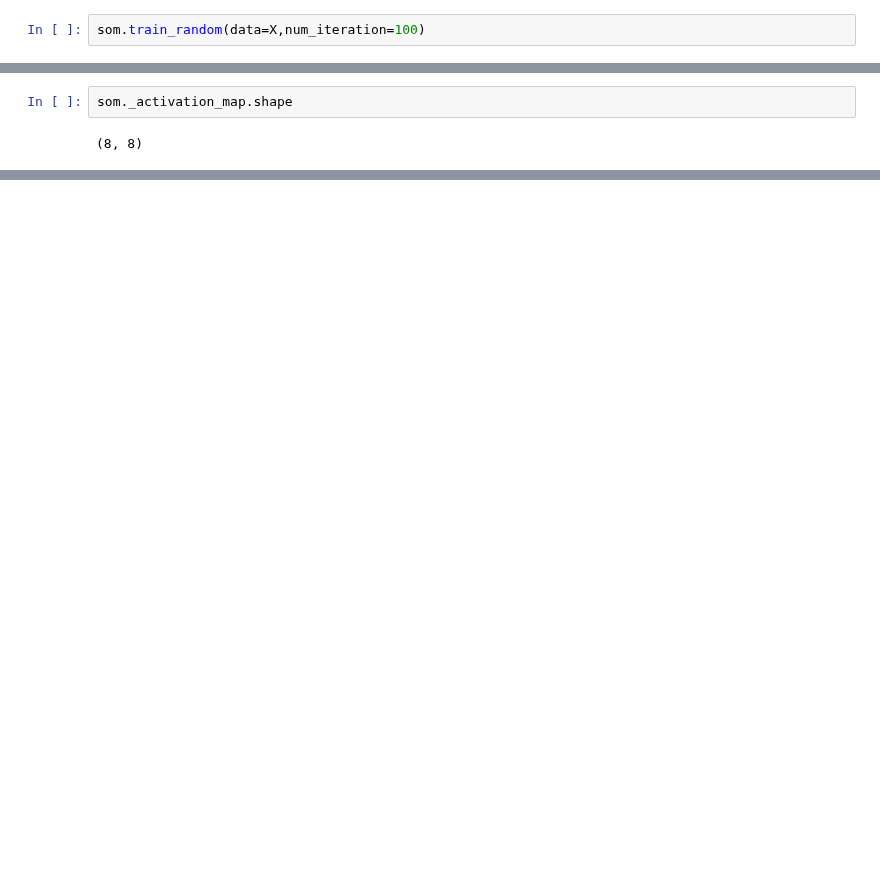
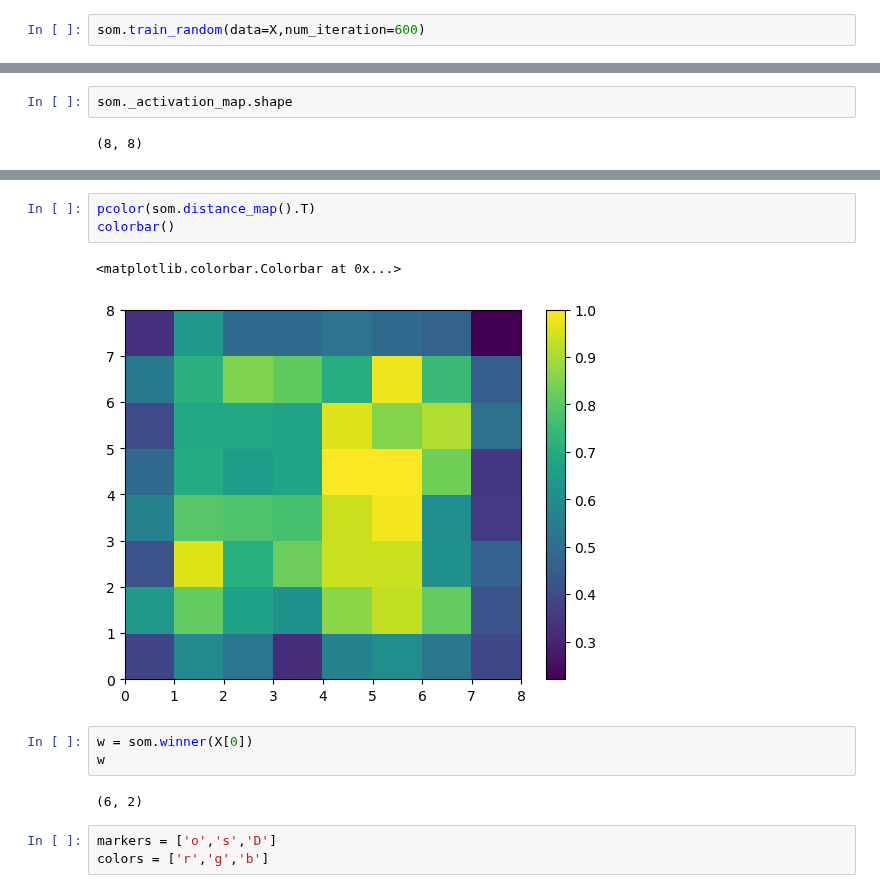
Before and after one commit to lucassantosf/python, a Jupyter notebook: deep_learning/part4_mapas_auto_organizaveis/1_base_vinhos.ipynb, the cells around one changed output, grey strips where cells are left out. Saved outputs shown, nothing was run; the diff lists cells and outputs as text; blank space fills up the shorter version.

```diff
--- a/deep_learning/part4_mapas_auto_organizaveis/1_base_vinhos.ipynb
+++ b/deep_learning/part4_mapas_auto_organizaveis/1_base_vinhos.ipynb
@@ -102,7 +102,7 @@ som = MiniSom(x = 8, y = 8, input_len = 13, sigma = 1.0, learning_rate = 0.5, ra
 # %%
 som.random_weights_init(X)
 # %%
-som.train_random(data=X,num_iteration=100)
+som.train_random(data=X,num_iteration=600)
 # %%
 som._weights
 # %% [output]
@@ -164,0 +186,14 @@ array([[ 2.,  6.,  0.,  1.,  1.,  0.,  2.,  1.],
+# %%
+pcolor(som.distance_map().T)
+colorbar()
+# %% [output]
+<matplotlib.colorbar.Colorbar at 0x...>
+[figure, added]
+# %%
+w = som.winner(X[0])
+w
+# %% [output]
+(6, 2)
+# %%
+markers = ['o','s','D']
+colors = ['r','g','b']
```
Also changed, not shown: parts of 6 cells of this notebook, 6 other files.
